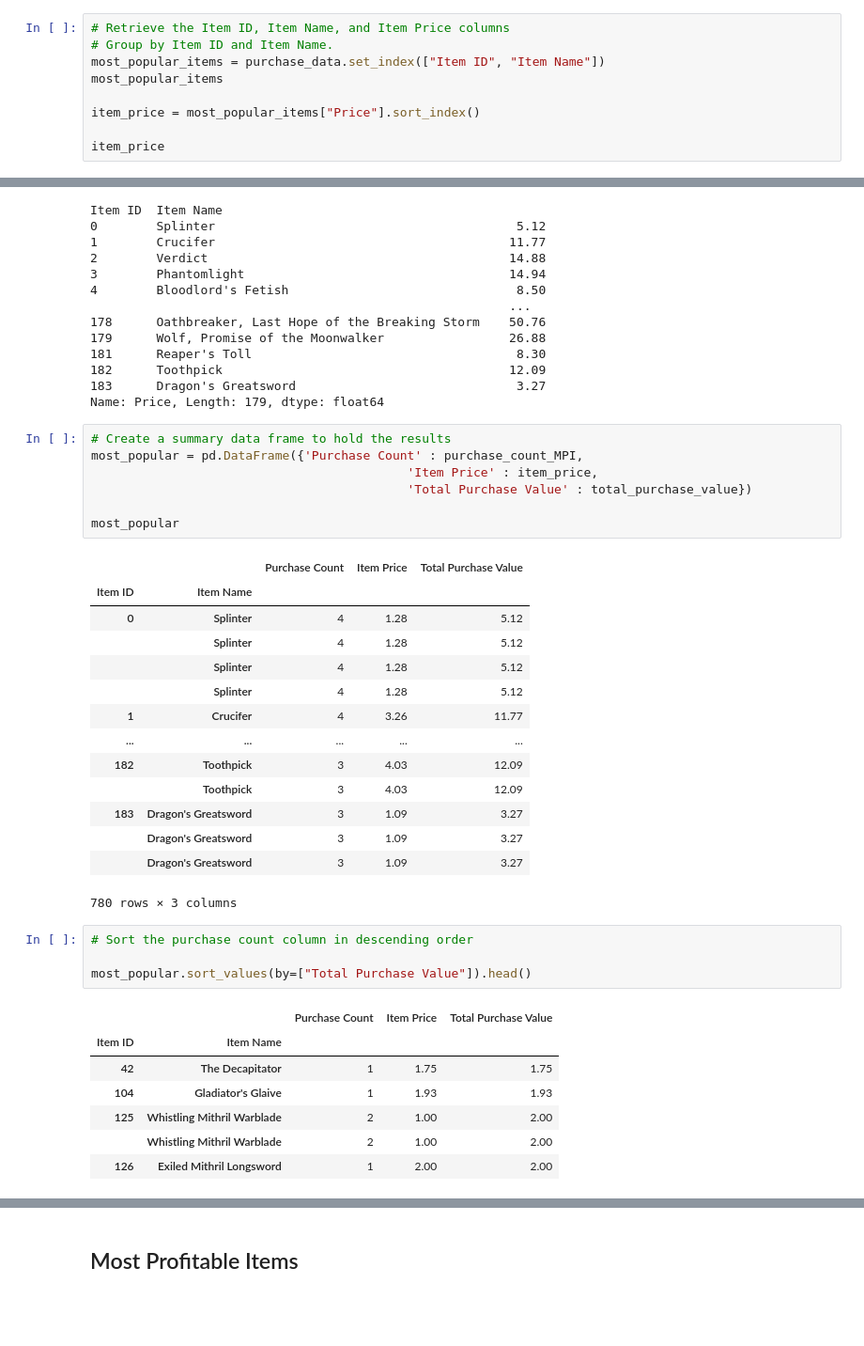
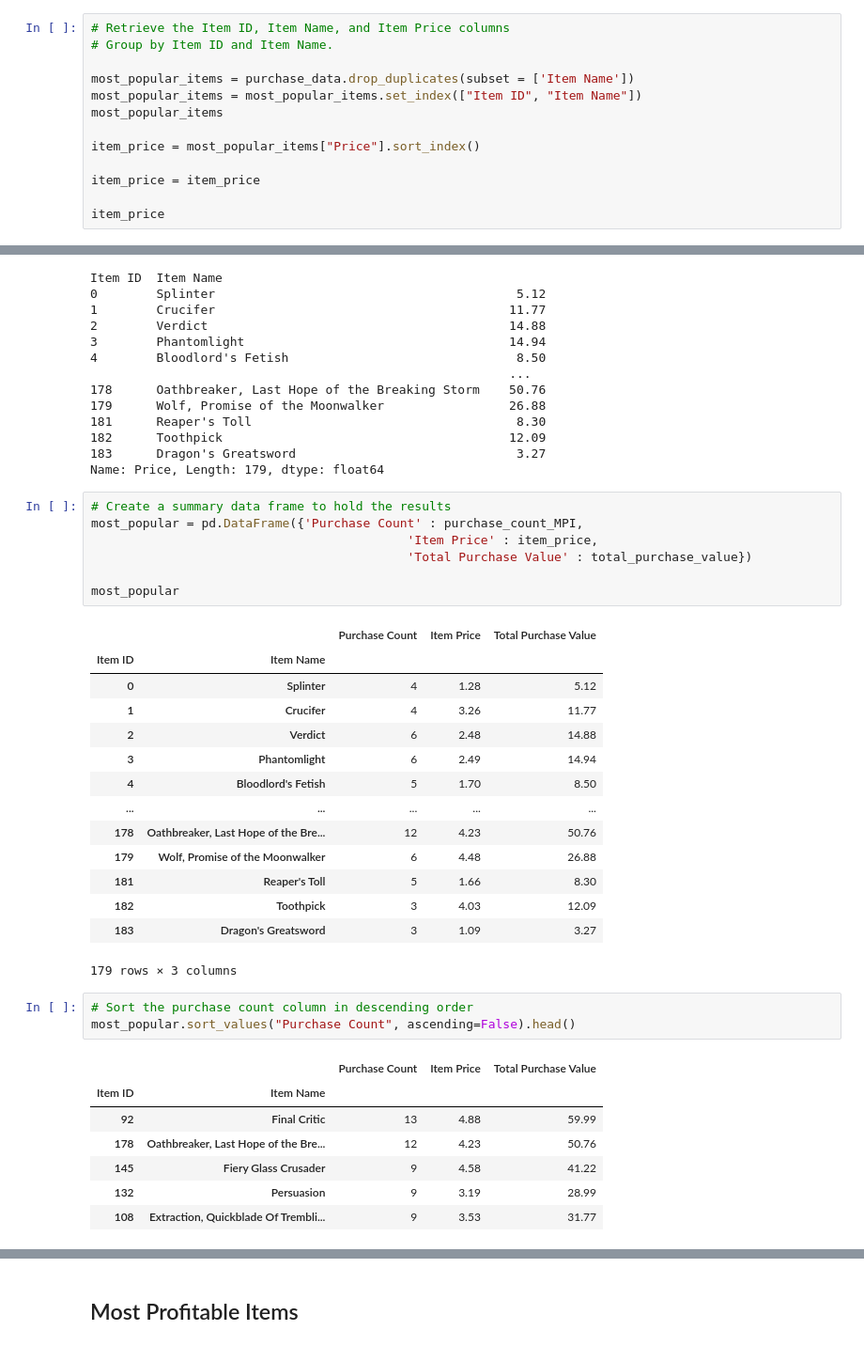
Before and after one commit to Shrutihindocha/pandas-challenge, a Jupyter notebook: HeroesOfPymoli/HeroesOfPymoli_starter.ipynb, the cells around one changed output, grey strips where cells are left out. Shown at 94% size. Drawn from its saved outputs; the diff is of its cells as text; blank space fills up the shorter version.

```diff
--- a/HeroesOfPymoli/HeroesOfPymoli_starter.ipynb
+++ b/HeroesOfPymoli/HeroesOfPymoli_starter.ipynb
@@ -630,11 +630,15 @@ Name: Price, Length: 179, dtype: int64
 # %%
 # Retrieve the Item ID, Item Name, and Item Price columns
 # Group by Item ID and Item Name.
-most_popular_items = purchase_data.set_index(["Item ID", "Item Name"])
+
+most_popular_items = purchase_data.drop_duplicates(subset = ['Item Name'])
+most_popular_items = most_popular_items.set_index(["Item ID", "Item Name"])
 most_popular_items
 
 item_price = most_popular_items["Price"].sort_index()
 
+item_price = item_price
+
 item_price
 # %% [output]
 Item ID  Item Name
@@ -681,26 +685,25 @@ most_popular
 |  |  | Purchase Count | Item Price | Total Purchase Value |
 | Item ID | Item Name |  |  |  |
 | 0 | Splinter | 4 | 1.28 | 5.12 |
-|  | Splinter | 4 | 1.28 | 5.12 |
-|  | Splinter | 4 | 1.28 | 5.12 |
-|  | Splinter | 4 | 1.28 | 5.12 |
 | 1 | Crucifer | 4 | 3.26 | 11.77 |
+| 2 | Verdict | 6 | 2.48 | 14.88 |
+| 3 | Phantomlight | 6 | 2.49 | 14.94 |
+| 4 | Bloodlord's Fetish | 5 | 1.70 | 8.50 |
 | ... | ... | ... | ... | ... |
+| 178 | Oathbreaker, Last Hope of the Bre... | 12 | 4.23 | 50.76 |
+| 179 | Wolf, Promise of the Moonwalker | 6 | 4.48 | 26.88 |
+| 181 | Reaper's Toll | 5 | 1.66 | 8.30 |
 | 182 | Toothpick | 3 | 4.03 | 12.09 |
-|  | Toothpick | 3 | 4.03 | 12.09 |
 | 183 | Dragon's Greatsword | 3 | 1.09 | 3.27 |
-|  | Dragon's Greatsword | 3 | 1.09 | 3.27 |
-|  | Dragon's Greatsword | 3 | 1.09 | 3.27 |
-780 rows × 3 columns
+179 rows × 3 columns
 # %%
 # Sort the purchase count column in descending order
-
-most_popular.sort_values(by=["Total Purchase Value"]).head()
+most_popular.sort_values("Purchase Count", ascending=False).head()
 # %% [output]
 |  |  | Purchase Count | Item Price | Total Purchase Value |
 | Item ID | Item Name |  |  |  |
-| 42 | The Decapitator | 1 | 1.75 | 1.75 |
-| 104 | Gladiator's Glaive | 1 | 1.93 | 1.93 |
-| 125 | Whistling Mithril Warblade | 2 | 1.00 | 2.00 |
-|  | Whistling Mithril Warblade | 2 | 1.00 | 2.00 |
-| 126 | Exiled Mithril Longsword | 1 | 2.00 | 2.00 |
+| 92 | Final Critic | 13 | 4.88 | 59.99 |
+| 178 | Oathbreaker, Last Hope of the Bre... | 12 | 4.23 | 50.76 |
+| 145 | Fiery Glass Crusader | 9 | 4.58 | 41.22 |
+| 132 | Persuasion | 9 | 3.19 | 28.99 |
+| 108 | Extraction, Quickblade Of Trembli... | 9 | 3.53 | 31.77 |
```
Also changed, not shown: parts of 9 cells of this notebook, 2 other files.
